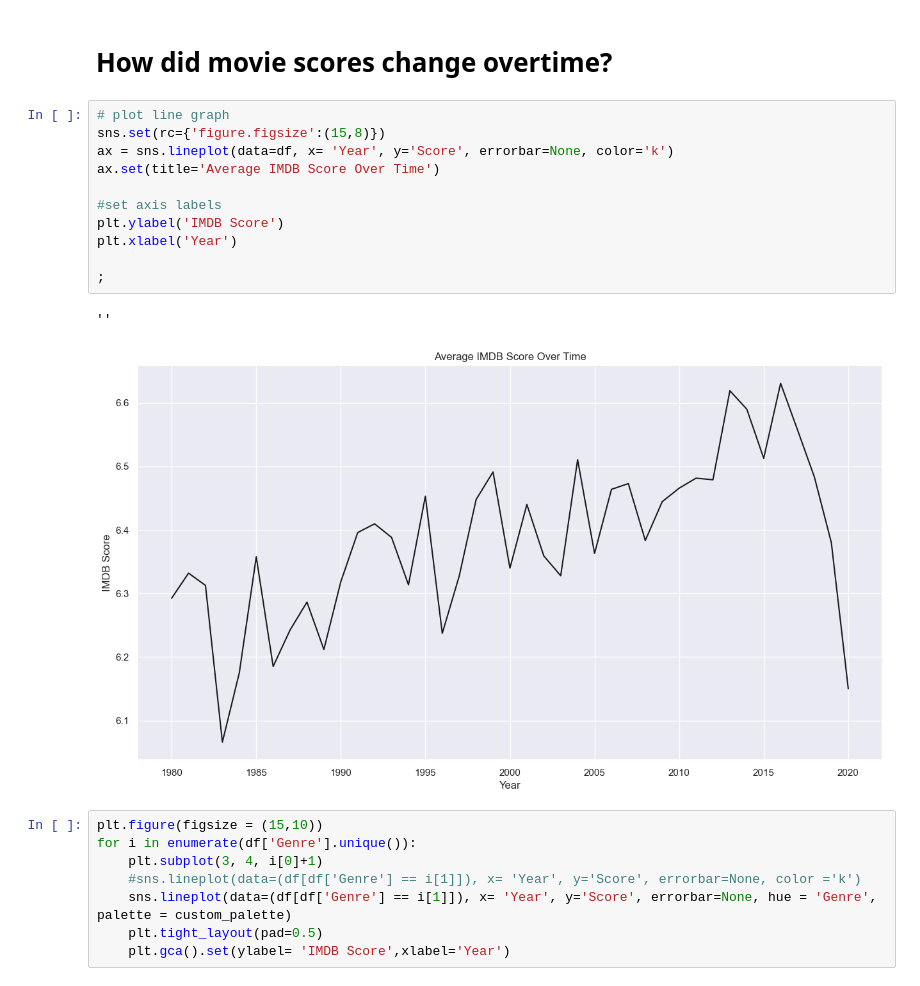
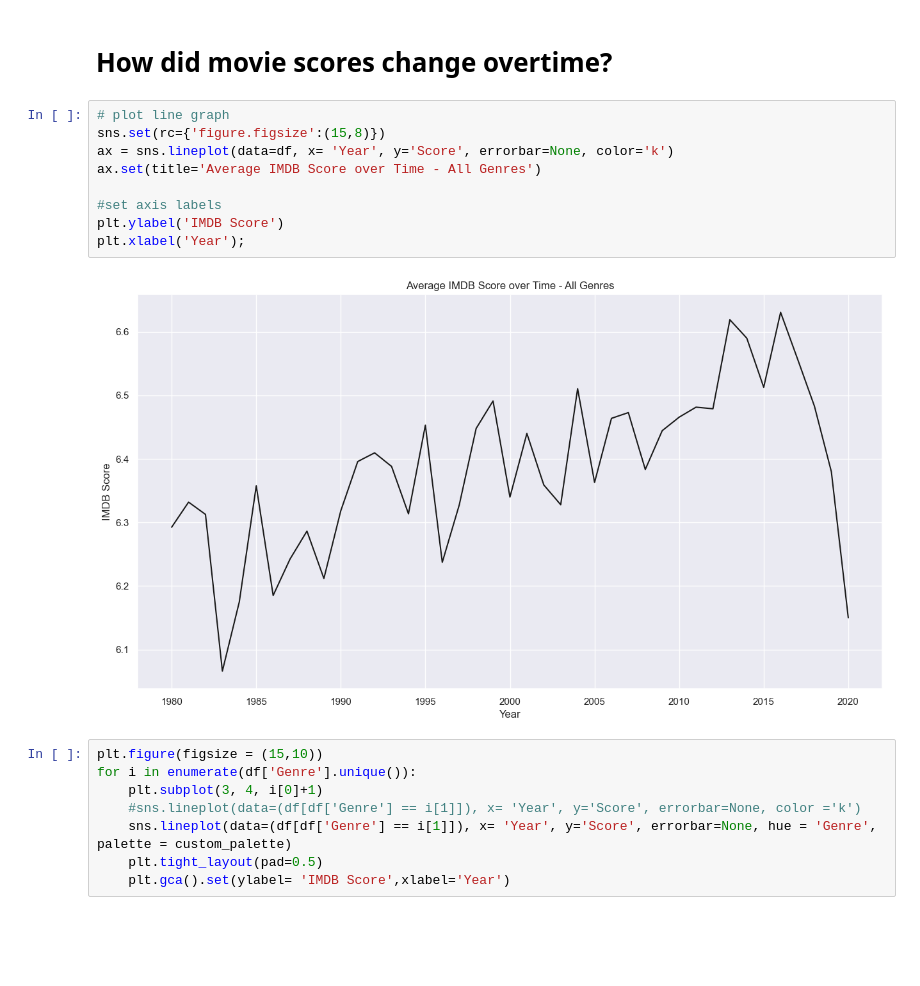
Before and after one commit to omi-singh17/Statistical_Assignments, a Jupyter notebook: Data Storytelling/Movie Data.ipynb, the cells around one changed output. Cells and saved outputs as stored; diff of their text form; blank space fills up the shorter version.

```diff
--- a/Data Storytelling/Movie Data.ipynb
+++ b/Data Storytelling/Movie Data.ipynb
@@ -342,17 +359,14 @@ for i in enumerate(df['Genre'].unique()):
 # %%
 # plot line graph
 sns.set(rc={'figure.figsize':(15,8)})
 ax = sns.lineplot(data=df, x= 'Year', y='Score', errorbar=None, color='k')
-ax.set(title='Average IMDB Score Over Time')
+ax.set(title='Average IMDB Score over Time - All Genres')
 
 #set axis labels
 plt.ylabel('IMDB Score')
-plt.xlabel('Year')
-
-;
+plt.xlabel('Year');
 # %% [output]
-''
-[figure, old version]
+[figure, new version]
 # %%
 plt.figure(figsize = (15,10))
 for i in enumerate(df['Genre'].unique()):
```
Also changed, not shown: parts of 7 cells of this notebook.
